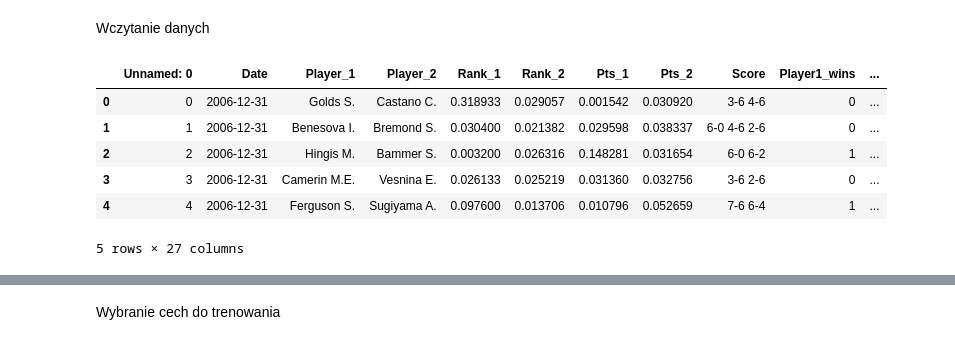
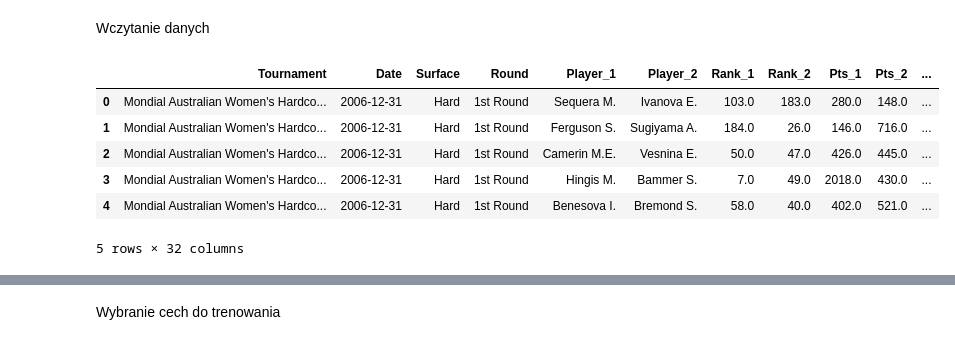
Before and after one commit to DeporS/data-minig-project, a Jupyter notebook: src/neural_network.ipynb, the cells around one changed output, grey strips where cells are left out. Cells and saved outputs as stored; diff of their text form; code cells hidden in the pictures.

```diff
--- a/src/neural_network.ipynb
+++ b/src/neural_network.ipynb
@@ -6,13 +6,13 @@ from sklearn.preprocessing import StandardScaler
 # %% [markdown]
 Wczytanie danych
 # %%
-df = pd.read_csv('../prepared_data/prepared_dataframe.csv')
+df = pd.read_csv('../prepared_data/wta_prepared_eda_v2.csv')
 df.head()
 # %% [output]
-|  | Unnamed: 0 | Date | Player_1 | Player_2 | Rank_1 | Rank_2 | Pts_1 | Pts_2 | Score | Player1_wins | ... |
-| 0 | 0 | 2006-12-31 | Golds S. | Castano C. | 0.318933 | 0.029057 | 0.001542 | 0.030920 | 3-6 4-6 | 0 | ... |
-| 1 | 1 | 2006-12-31 | Benesova I. | Bremond S. | 0.030400 | 0.021382 | 0.029598 | 0.038337 | 6-0 4-6 2-6 | 0 | ... |
-| 2 | 2 | 2006-12-31 | Hingis M. | Bammer S. | 0.003200 | 0.026316 | 0.148281 | 0.031654 | 6-0 6-2 | 1 | ... |
-| 3 | 3 | 2006-12-31 | Camerin M.E. | Vesnina E. | 0.026133 | 0.025219 | 0.031360 | 0.032756 | 3-6 2-6 | 0 | ... |
-| 4 | 4 | 2006-12-31 | Ferguson S. | Sugiyama A. | 0.097600 | 0.013706 | 0.010796 | 0.052659 | 7-6 6-4 | 1 | ... |
+|  | Tournament | Date | Surface | Round | Player_1 | Player_2 | Rank_1 | Rank_2 | Pts_1 | Pts_2 | ... |
+| 0 | Mondial Australian Women's Hardco... | 2006-12-31 | Hard | 1st Round | Sequera M. | Ivanova E. | 103.0 | 183.0 | 280.0 | 148.0 | ... |
+| 1 | Mondial Australian Women's Hardco... | 2006-12-31 | Hard | 1st Round | Ferguson S. | Sugiyama A. | 184.0 | 26.0 | 146.0 | 716.0 | ... |
+| 2 | Mondial Australian Women's Hardco... | 2006-12-31 | Hard | 1st Round | Camerin M.E. | Vesnina E. | 50.0 | 47.0 | 426.0 | 445.0 | ... |
+| 3 | Mondial Australian Women's Hardco... | 2006-12-31 | Hard | 1st Round | Hingis M. | Bammer S. | 7.0 | 49.0 | 2018.0 | 430.0 | ... |
+| 4 | Mondial Australian Women's Hardco... | 2006-12-31 | Hard | 1st Round | Benesova I. | Bremond S. | 58.0 | 40.0 | 402.0 | 521.0 | ... |
-5 rows × 27 columns
+5 rows × 32 columns
```
Also changed, not shown: parts of 8 cells of this notebook, 2 other files.
